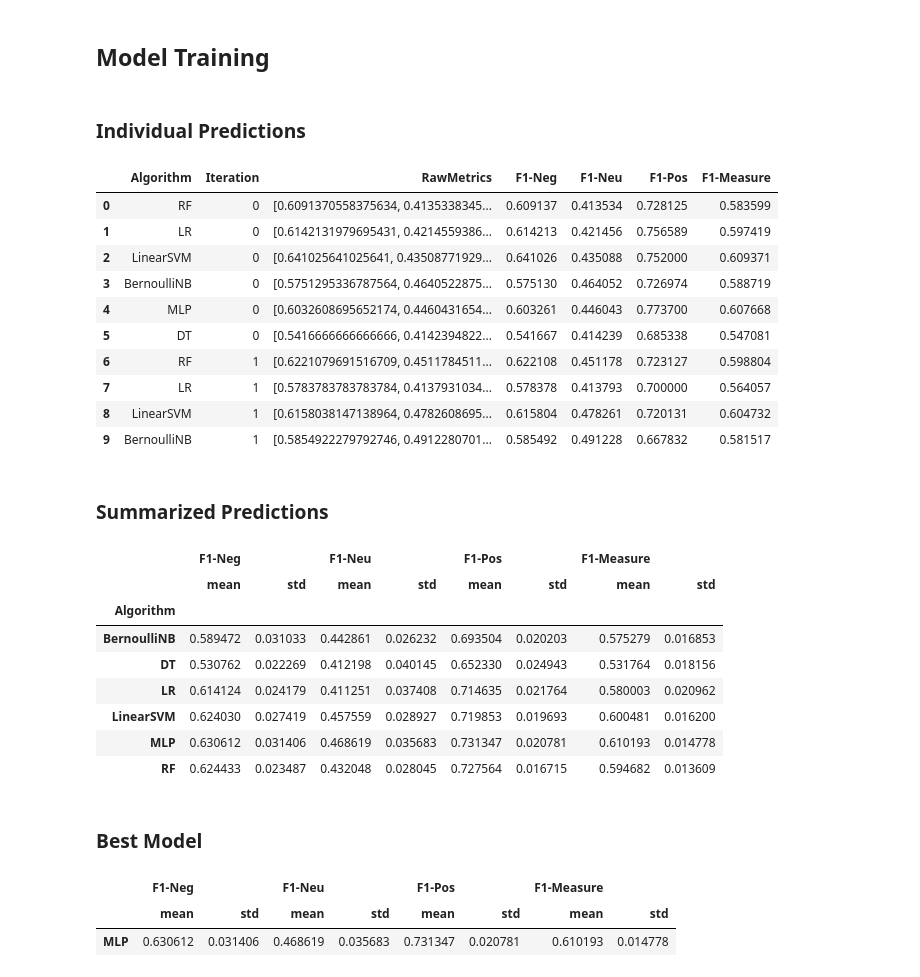
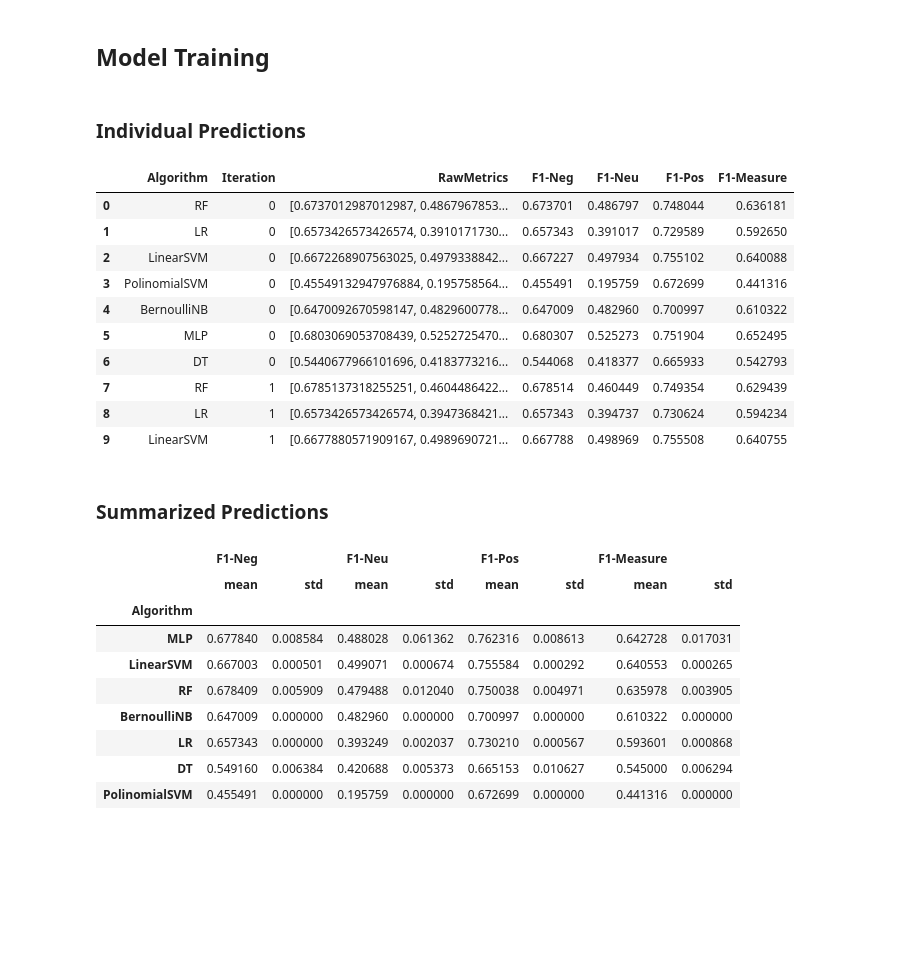
Before and after one commit to brunovilar/pt_br_tweets_sentiment_analysis, a Jupyter notebook: notebooks/02_ClassificationExperiments_PaperReproduction.ipynb, the cells around one changed output. Saved outputs shown, nothing was run; the diff lists cells and outputs as text; code cells hidden in the pictures; blank space fills up the shorter version.

Commit message:
Organize algorithms results

```diff
--- a/notebooks/02_ClassificationExperiments_PaperReproduction.ipynb
+++ b/notebooks/02_ClassificationExperiments_PaperReproduction.ipynb
@@ -190,7 +190,7 @@ y_test = test.sentiment.apply(lambda x: int(x) + 1).to_numpy()
 # Transform tokens into Bag of Words and then compute TF-IDF
 text_clf = Pipeline([
     #('vect', CountVectorizer(lowercase=True, stop_words=stopwords.words('portuguese'))),
-    ('vect', HashingVectorizer(analyzer='word', ngram_range=(1, 1), n_features=5000, lowercase=False, stop_words=None)),
+    ('vect', HashingVectorizer(analyzer='word', ngram_range=(1, 1), n_features=5000, lowercase=True, stop_words=None)),
     ('tfidf', TfidfTransformer()),
     ]
 )
@@ -234,7 +234,6 @@ models_parameters = {
     'LinearSVM': {'C':1.0, 'dual':False},
     'PolinomialSVM': {'C':10.0, 'kernel': 'poly'},
     'BernoulliNB': {'alpha':0.1},
-    'MultinomialNB': {'alpha':1.6},
     'MLP': {'activation':'tanh', 'learning_rate_init': 0.001, 'learning_rate': 'adaptive', 'alpha': 0.001, 'early_stopping': True, 'hidden_layer_sizes':(200, 200)},
     'DT': {'criterion': 'gini', 'max_depth': None},
 }
@@ -243,78 +242,71 @@ models_to_train = {
     'RF': RandomForestClassifier,
     'LR': LogisticRegression,
     'LinearSVM': LinearSVC,
-    ##'PolinomialSVM': SVC,
+    'PolinomialSVM': SVC,
     'BernoulliNB': BernoulliNB,
-    ##'MultinomialNB': MultinomialNB,
     'MLP': MLPClassifier,
     'DT': DecisionTreeClassifier,
 }
 
-splits = 20
 trained_models = []
-validation_scores = []
+test_scores = []
 
-fold = KFold(n_splits=20, shuffle=True)
-for fold_idx, (training_idx, validation_idx) in tqdm(enumerate(fold.split(range(X_training.shape[0]))), total=splits):
+for ix in tqdm(range(5)):
+
+    iteration_index = np.arange(X_training.shape[0])
+    np.random.shuffle(iteration_index)
+
     for model_name, model_class in models_to_train.items():
         model = model_class(**models_parameters.get(model_name, {}))
-        model.fit(X_training[training_idx], y_training[training_idx])
+        model.fit(X_training[iteration_index], y_training[iteration_index])
 
-        trained_models.append((model_name, fold_idx, model))
+        trained_models.append((model_name, ix, model))
 
-        preds = model.predict(X_training[validation_idx])
+        preds = model.predict(X_test)
         pred_labels = np.rint(preds)
 
-        sparse_y = y_to_sparse(y_training[validation_idx])
+        sparse_y = y_to_sparse(y_test)
         sparse_pred = y_hat_to_sparse(pred_labels)
 
         eval_metric = metrics.f1_score(sparse_y, sparse_pred, average=None)
-        validation_scores.append((model_name, fold_idx, eval_metric))
+        test_scores.append((model_name, ix, eval_metric))
 # %%
-evaluation_frame = pd.DataFrame(validation_scores, columns=['Algorithm', 'Iteration', 'RawMetrics'])
+evaluation_frame = pd.DataFrame(test_scores, columns=['Algorithm', 'Iteration', 'RawMetrics'])
 evaluation_f1_matrix = np.stack(evaluation_frame['RawMetrics'].to_list(), axis=0)
 evaluation_frame = pd.concat([evaluation_frame, pd.DataFrame(evaluation_f1_matrix, columns=['F1-Neg', 'F1-Neu', 'F1-Pos'])], axis=1)
 evaluation_frame['F1-Measure'] = np.mean(evaluation_f1_matrix, axis=1)
 
 display(HTML('<h3>Individual Predictions</h3>'))
 display(evaluation_frame.head(10))
 
 display(HTML('<h3>Summarized Predictions</h3>'))
 evaluation_summary_frame = (evaluation_frame
                             [['Algorithm', 'F1-Neg', 'F1-Neu', 'F1-Pos', 'F1-Measure']]
                             .groupby('Algorithm')
                             .agg([np.mean, np.std])
                            )
-display(evaluation_summary_frame)
-
-display(HTML('<h3>Best Model</h3>'))
-best_model_index = evaluation_summary_frame[('F1-Measure', 'mean')].argmax()
-best_model_name = evaluation_summary_frame[('F1-Measure', 'mean')].index[best_model_index]
-evaluation_summary_frame.iloc[best_model_index].to_frame().T
+display(evaluation_summary_frame.sort_values(by=('F1-Measure', 'mean'), ascending=False))
 # %% [output]
 Individual Predictions
 |  | Algorithm | Iteration | RawMetrics | F1-Neg | F1-Neu | F1-Pos | F1-Measure |
-| 0 | RF | 0 | [0.6091370558375634, 0.4135338345... | 0.609137 | 0.413534 | 0.728125 | 0.583599 |
-| 1 | LR | 0 | [0.6142131979695431, 0.4214559386... | 0.614213 | 0.421456 | 0.756589 | 0.597419 |
-| 2 | LinearSVM | 0 | [0.641025641025641, 0.43508771929... | 0.641026 | 0.435088 | 0.752000 | 0.609371 |
-| 3 | BernoulliNB | 0 | [0.5751295336787564, 0.4640522875... | 0.575130 | 0.464052 | 0.726974 | 0.588719 |
-| 4 | MLP | 0 | [0.6032608695652174, 0.4460431654... | 0.603261 | 0.446043 | 0.773700 | 0.607668 |
-| 5 | DT | 0 | [0.5416666666666666, 0.4142394822... | 0.541667 | 0.414239 | 0.685338 | 0.547081 |
-| 6 | RF | 1 | [0.6221079691516709, 0.4511784511... | 0.622108 | 0.451178 | 0.723127 | 0.598804 |
-| 7 | LR | 1 | [0.5783783783783784, 0.4137931034... | 0.578378 | 0.413793 | 0.700000 | 0.564057 |
-| 8 | LinearSVM | 1 | [0.6158038147138964, 0.4782608695... | 0.615804 | 0.478261 | 0.720131 | 0.604732 |
-| 9 | BernoulliNB | 1 | [0.5854922279792746, 0.4912280701... | 0.585492 | 0.491228 | 0.667832 | 0.581517 |
+| 0 | RF | 0 | [0.6737012987012987, 0.4867967853... | 0.673701 | 0.486797 | 0.748044 | 0.636181 |
+| 1 | LR | 0 | [0.6573426573426574, 0.3910171730... | 0.657343 | 0.391017 | 0.729589 | 0.592650 |
+| 2 | LinearSVM | 0 | [0.6672268907563025, 0.4979338842... | 0.667227 | 0.497934 | 0.755102 | 0.640088 |
+| 3 | PolinomialSVM | 0 | [0.45549132947976884, 0.195758564... | 0.455491 | 0.195759 | 0.672699 | 0.441316 |
+| 4 | BernoulliNB | 0 | [0.6470092670598147, 0.4829600778... | 0.647009 | 0.482960 | 0.700997 | 0.610322 |
+| 5 | MLP | 0 | [0.6803069053708439, 0.5252725470... | 0.680307 | 0.525273 | 0.751904 | 0.652495 |
+| 6 | DT | 0 | [0.5440677966101696, 0.4183773216... | 0.544068 | 0.418377 | 0.665933 | 0.542793 |
+| 7 | RF | 1 | [0.6785137318255251, 0.4604486422... | 0.678514 | 0.460449 | 0.749354 | 0.629439 |
+| 8 | LR | 1 | [0.6573426573426574, 0.3947368421... | 0.657343 | 0.394737 | 0.730624 | 0.594234 |
+| 9 | LinearSVM | 1 | [0.6677880571909167, 0.4989690721... | 0.667788 | 0.498969 | 0.755508 | 0.640755 |
 Summarized Predictions
 |  | F1-Neg |  | F1-Neu |  | F1-Pos |  | F1-Measure |  |
 |  | mean | std | mean | std | mean | std | mean | std |
 | Algorithm |  |  |  |  |  |  |  |  |
-| BernoulliNB | 0.589472 | 0.031033 | 0.442861 | 0.026232 | 0.693504 | 0.020203 | 0.575279 | 0.016853 |
-| DT | 0.530762 | 0.022269 | 0.412198 | 0.040145 | 0.652330 | 0.024943 | 0.531764 | 0.018156 |
-| LR | 0.614124 | 0.024179 | 0.411251 | 0.037408 | 0.714635 | 0.021764 | 0.580003 | 0.020962 |
-| LinearSVM | 0.624030 | 0.027419 | 0.457559 | 0.028927 | 0.719853 | 0.019693 | 0.600481 | 0.016200 |
-| MLP | 0.630612 | 0.031406 | 0.468619 | 0.035683 | 0.731347 | 0.020781 | 0.610193 | 0.014778 |
-| RF | 0.624433 | 0.023487 | 0.432048 | 0.028045 | 0.727564 | 0.016715 | 0.594682 | 0.013609 |
+| MLP | 0.677840 | 0.008584 | 0.488028 | 0.061362 | 0.762316 | 0.008613 | 0.642728 | 0.017031 |
+| LinearSVM | 0.667003 | 0.000501 | 0.499071 | 0.000674 | 0.755584 | 0.000292 | 0.640553 | 0.000265 |
+| RF | 0.678409 | 0.005909 | 0.479488 | 0.012040 | 0.750038 | 0.004971 | 0.635978 | 0.003905 |
+| BernoulliNB | 0.647009 | 0.000000 | 0.482960 | 0.000000 | 0.700997 | 0.000000 | 0.610322 | 0.000000 |
+| LR | 0.657343 | 0.000000 | 0.393249 | 0.002037 | 0.730210 | 0.000567 | 0.593601 | 0.000868 |
+| DT | 0.549160 | 0.006384 | 0.420688 | 0.005373 | 0.665153 | 0.010627 | 0.545000 | 0.006294 |
+| PolinomialSVM | 0.455491 | 0.000000 | 0.195759 | 0.000000 | 0.672699 | 0.000000 | 0.441316 | 0.000000 |
-Best Model
-|  | F1-Neg |  | F1-Neu |  | F1-Pos |  | F1-Measure |  |
-|  | mean | std | mean | std | mean | std | mean | std |
-| MLP | 0.630612 | 0.031406 | 0.468619 | 0.035683 | 0.731347 | 0.020781 | 0.610193 | 0.014778 |
```
Also changed, not shown: parts of 2 cells of this notebook.
